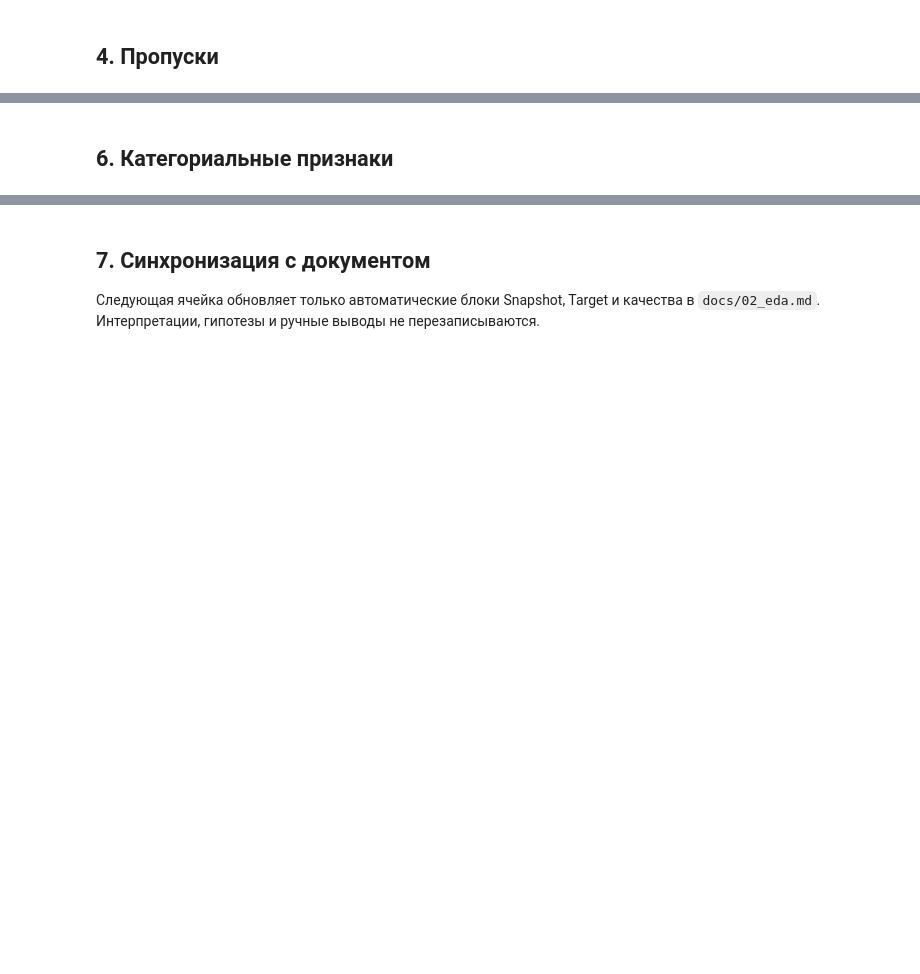
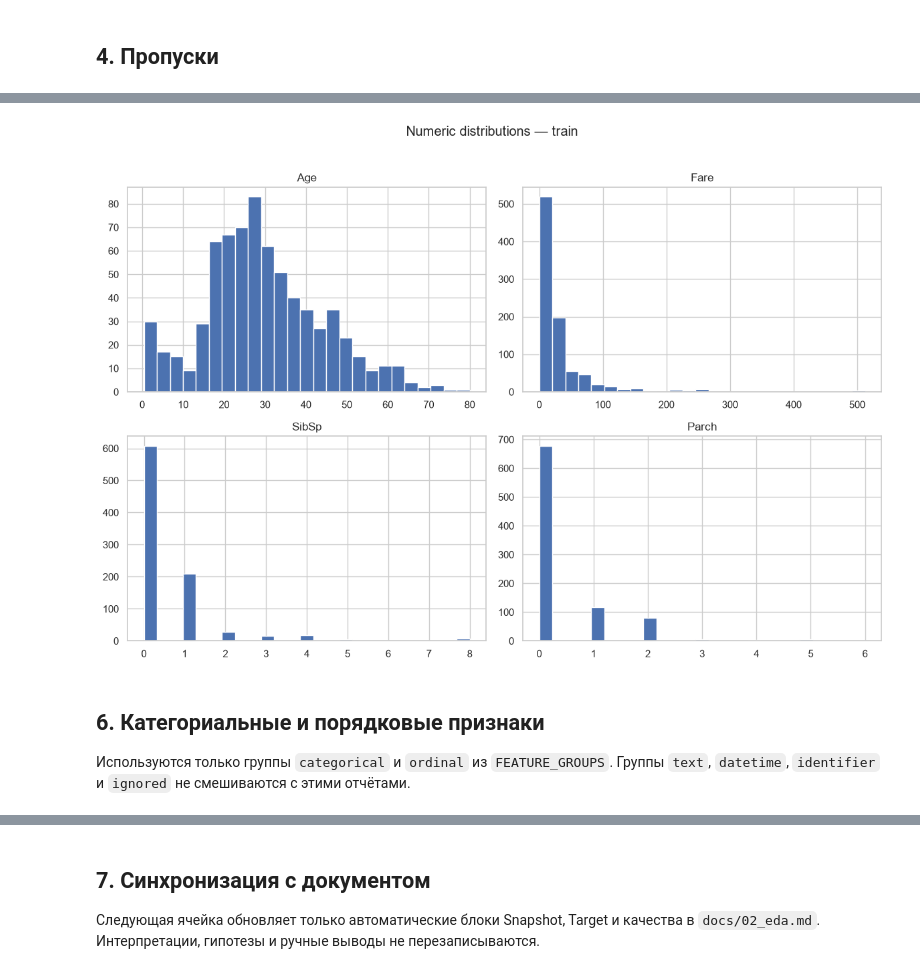
Before and after one commit to tonylarichony-png/Titanik-ML-project, a Jupyter notebook: notebooks/02_eda.ipynb, the cells around one changed output, grey strips where cells are left out. Drawn from its saved outputs; the diff is of its cells as text; code cells hidden in the pictures; blank space fills up the shorter version.

```diff
--- a/notebooks/02_eda.ipynb
+++ b/notebooks/02_eda.ipynb
@@ -26,9 +28,11 @@ from ml_project import (
     MarkdownDocument,
     build_data_blocks,
     build_eda_blocks,
+    validate_feature_groups,
 )
 from ml_project.config import (
     DATASETS,
+    FEATURE_GROUPS,
     FIELD_DESCRIPTIONS,
     INFERENCE_DATASET,
     KEY,
@@ -45,4 +49,4 @@ import seaborn as sns
 sns.set_theme(style="whitegrid")
 
 # В текущем окружении включите после проверки рендеринга matplotlib.
-ENABLE_PLOTS = False
+ENABLE_PLOTS = True
@@ -124,9 +234,15 @@ display(numeric_report)
 # %%
 if ENABLE_PLOTS:
-    train_profile.plot_numeric_histograms()
+    train_profile.plot_numeric_histograms(
+        columns=numeric_features
+    )
     plt.show()
 else:
     print("Гистограммы пропущены: ENABLE_PLOTS=False")
+# %% [output]
+[figure, added]
 # %% [markdown]
-## 6. Категориальные признаки
+## 6. Категориальные и порядковые признаки
+
+Используются только группы `categorical` и `ordinal` из `FEATURE_GROUPS`. Группы `text`, `datetime`, `identifier` и `ignored` не смешиваются с этими отчётами.
 # %%
```
Also changed, not shown: parts of 13 cells of this notebook, 19 other files.
